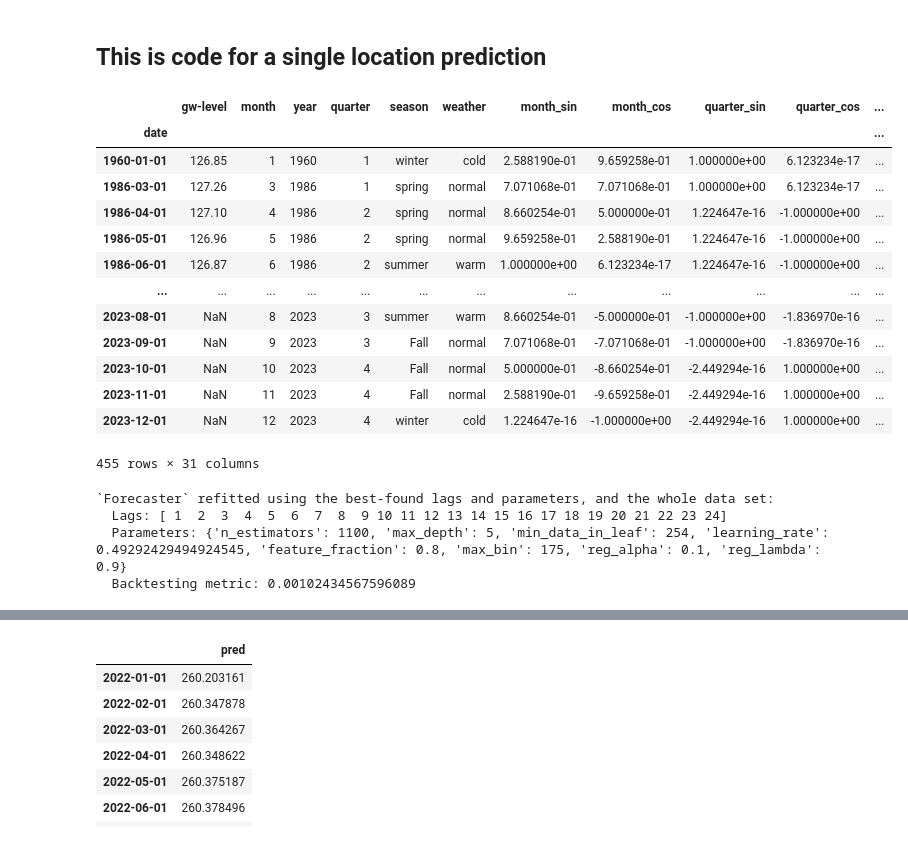
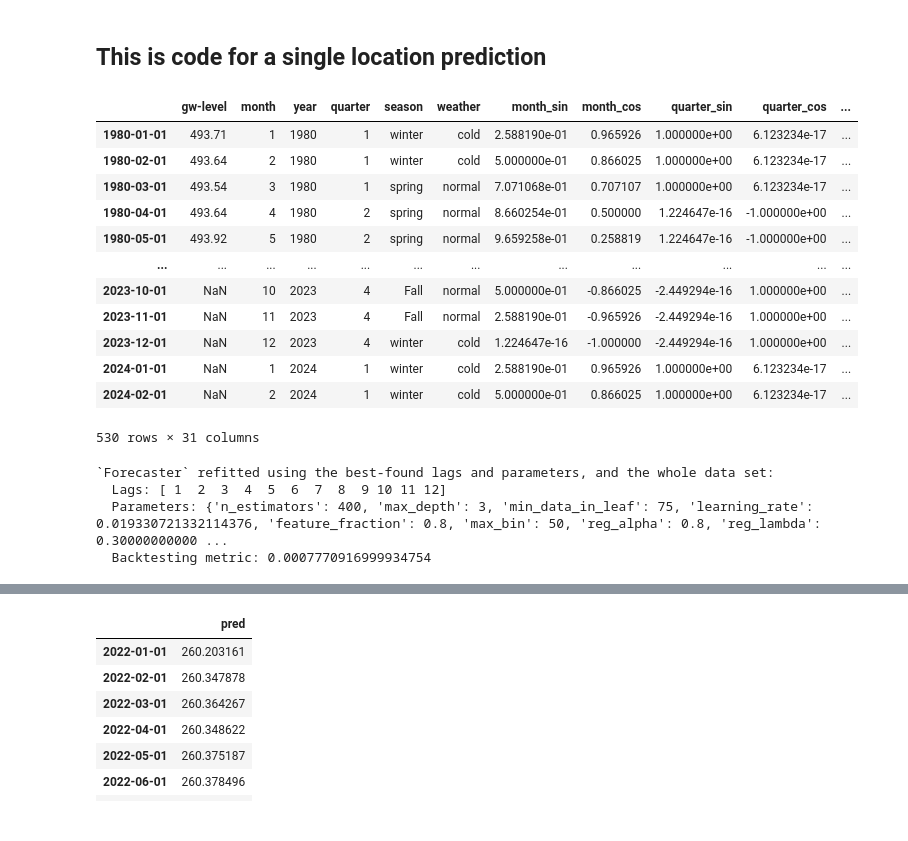
Before and after one commit to Ainard09/ai4ls_2_water_prediction, a Jupyter notebook: notebooks/gw_training_prediction.ipynb, the cells around one changed output, grey strips where cells are left out. Drawn from its saved outputs; the diff is of its cells as text; code cells hidden in the pictures.

```diff
--- a/notebooks/gw_training_prediction.ipynb
+++ b/notebooks/gw_training_prediction.ipynb
@@ -197,29 +315,28 @@ Mean Absolute Percentage Error: 0.0%
 # %% [markdown]
 ## This is code for a single location prediction
 # %%
-df_exog = pd.read_csv("/content/processed_Grundwasserstand-Monatsmittel-326249.csv")
+df_exog = pd.read_csv("/content/drive/MyDrive/processed_data/Kärnten-309641.csv")
 
 # set categorical columns astype category for the transformer model to auto detect them
 df_exog["season"] = df_exog["season"].astype("category")
 df_exog["weather"] = df_exog["weather"].astype("category")
 df_exog["date"] = pd.to_datetime(df_exog["date"])
 df_exog.set_index("date", inplace=True)
 # set the datatime range index to monthly freq
 df_exog.index = pd.date_range(start=df_exog.index.min(), end=df_exog.index.max(), freq='MS')
 df_exog
 # %% [output]
 |  | gw-level | month | year | quarter | season | weather | month_sin | month_cos | quarter_sin | quarter_cos | ... |
-| date |  |  |  |  |  |  |  |  |  |  | ... |
-| 1960-01-01 | 126.85 | 1 | 1960 | 1 | winter | cold | 2.588190e-01 | 9.659258e-01 | 1.000000e+00 | 6.123234e-17 | ... |
-| 1986-03-01 | 127.26 | 3 | 1986 | 1 | spring | normal | 7.071068e-01 | 7.071068e-01 | 1.000000e+00 | 6.123234e-17 | ... |
-| 1986-04-01 | 127.10 | 4 | 1986 | 2 | spring | normal | 8.660254e-01 | 5.000000e-01 | 1.224647e-16 | -1.000000e+00 | ... |
-| 1986-05-01 | 126.96 | 5 | 1986 | 2 | spring | normal | 9.659258e-01 | 2.588190e-01 | 1.224647e-16 | -1.000000e+00 | ... |
-| 1986-06-01 | 126.87 | 6 | 1986 | 2 | summer | warm | 1.000000e+00 | 6.123234e-17 | 1.224647e-16 | -1.000000e+00 | ... |
+| 1980-01-01 | 493.71 | 1 | 1980 | 1 | winter | cold | 2.588190e-01 | 0.965926 | 1.000000e+00 | 6.123234e-17 | ... |
+| 1980-02-01 | 493.64 | 2 | 1980 | 1 | winter | cold | 5.000000e-01 | 0.866025 | 1.000000e+00 | 6.123234e-17 | ... |
+| 1980-03-01 | 493.54 | 3 | 1980 | 1 | spring | normal | 7.071068e-01 | 0.707107 | 1.000000e+00 | 6.123234e-17 | ... |
+| 1980-04-01 | 493.64 | 4 | 1980 | 2 | spring | normal | 8.660254e-01 | 0.500000 | 1.224647e-16 | -1.000000e+00 | ... |
+| 1980-05-01 | 493.92 | 5 | 1980 | 2 | spring | normal | 9.659258e-01 | 0.258819 | 1.224647e-16 | -1.000000e+00 | ... |
 | ... | ... | ... | ... | ... | ... | ... | ... | ... | ... | ... | ... |
-| 2023-08-01 | NaN | 8 | 2023 | 3 | summer | warm | 8.660254e-01 | -5.000000e-01 | -1.000000e+00 | -1.836970e-16 | ... |
-| 2023-09-01 | NaN | 9 | 2023 | 3 | Fall | normal | 7.071068e-01 | -7.071068e-01 | -1.000000e+00 | -1.836970e-16 | ... |
-| 2023-10-01 | NaN | 10 | 2023 | 4 | Fall | normal | 5.000000e-01 | -8.660254e-01 | -2.449294e-16 | 1.000000e+00 | ... |
-| 2023-11-01 | NaN | 11 | 2023 | 4 | Fall | normal | 2.588190e-01 | -9.659258e-01 | -2.449294e-16 | 1.000000e+00 | ... |
-| 2023-12-01 | NaN | 12 | 2023 | 4 | winter | cold | 1.224647e-16 | -1.000000e+00 | -2.449294e-16 | 1.000000e+00 | ... |
+| 2023-10-01 | NaN | 10 | 2023 | 4 | Fall | normal | 5.000000e-01 | -0.866025 | -2.449294e-16 | 1.000000e+00 | ... |
+| 2023-11-01 | NaN | 11 | 2023 | 4 | Fall | normal | 2.588190e-01 | -0.965926 | -2.449294e-16 | 1.000000e+00 | ... |
+| 2023-12-01 | NaN | 12 | 2023 | 4 | winter | cold | 1.224647e-16 | -1.000000 | -2.449294e-16 | 1.000000e+00 | ... |
+| 2024-01-01 | NaN | 1 | 2024 | 1 | winter | cold | 2.588190e-01 | 0.965926 | 1.000000e+00 | 6.123234e-17 | ... |
+| 2024-02-01 | NaN | 2 | 2024 | 1 | winter | cold | 5.000000e-01 | 0.866025 | 1.000000e+00 | 6.123234e-17 | ... |
-455 rows × 31 columns
+530 rows × 31 columns
 # %%
@@ -264,7 +393,7 @@ def search_hyperparameters(data, one_hot_encoder):
     # instantiate a forcaster transformer with categorical features
     forecaster = ForecasterAutoreg(
         regressor = LGBMRegressor(random_state=15926, verbose=-1),
-        lags = 72,
+        lags = 24,
         transformer_exog = one_hot_encoder,
         fit_kwargs = {"categorical_feature": "auto"}
     )
@@ -275,7 +404,7 @@ def search_hyperparameters(data, one_hot_encoder):
     y                  = data.loc[:end_valid, 'gw-level'],
     exog               = data.loc[:end_valid, exog_features],
     search_space       = search_space,
-    steps              = 24,
+    steps              = 30,
     refit              = False,
     metric             = 'mean_absolute_percentage_error',
     initial_train_size = len(data.loc[:end_train]),
@@ -291,12 +420,12 @@ def search_hyperparameters(data, one_hot_encoder):
 
     return best_params, forecaster
 
-best_params, forecaster =  search_hyperparameters(df_exog, one_hot_encoder)
+best_params, forecaster =  search_hyperparameters(df_exog, transformer_exog)
 # %% [output]
 `Forecaster` refitted using the best-found lags and parameters, and the whole data set:
-  Lags: [ 1  2  3  4  5  6  7  8  9 10 11 12 13 14 15 16 17 18 19 20 21 22 23 24]
-  Parameters: {'n_estimators': 1100, 'max_depth': 5, 'min_data_in_leaf': 254, 'learning_rate': 0.49292429494924545, 'feature_fraction': 0.8, 'max_bin': 175, 'reg_alpha': 0.1, 'reg_lambda': 0.9}
-  Backtesting metric: 0.00102434567596089
+  Lags: [ 1  2  3  4  5  6  7  8  9 10 11 12]
+  Parameters: {'n_estimators': 400, 'max_depth': 3, 'min_data_in_leaf': 75, 'learning_rate': 0.019330721332114376, 'feature_fraction': 0.8, 'max_bin': 50, 'reg_alpha': 0.8, 'reg_lambda': 0.30000000000 ...
+  Backtesting metric: 0.0007770916999934754
 # %%
 data = df_exog.copy()
 exog_data = data.drop("gw-level", axis=1)
```
Also changed, not shown: parts of 14 cells of this notebook, 1 other file.
